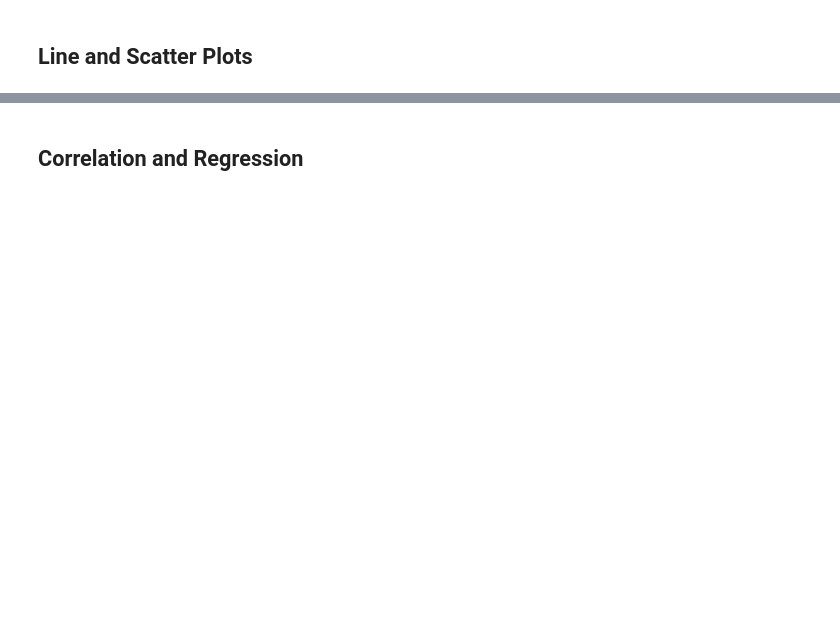
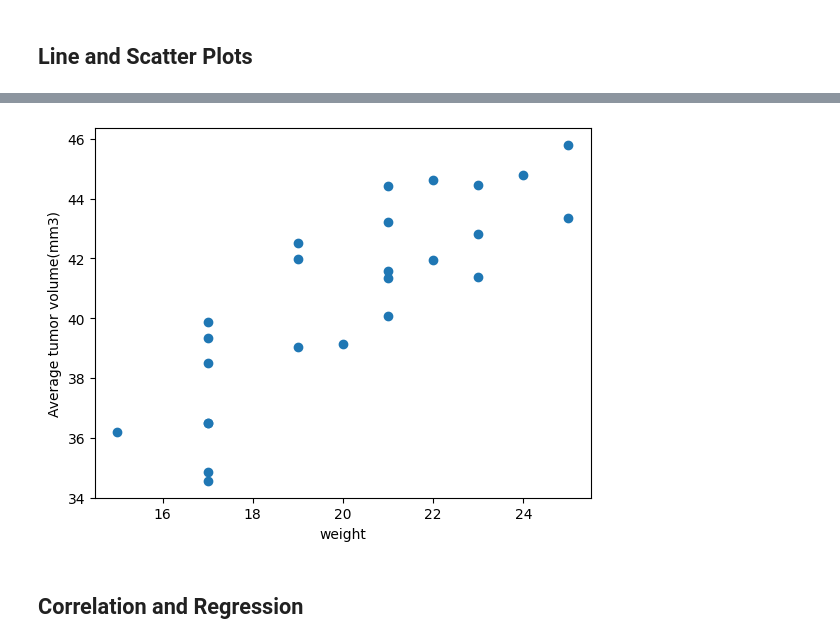
Before and after one commit to muhkashiff/matplotlib-challenge, a Jupyter notebook: pymaceuticals_starter.ipynb, the cells around one changed output, grey strips where cells are left out. Saved outputs shown, nothing was run; the diff lists cells and outputs as text; code cells hidden in the pictures; blank space fills up the shorter version.

```diff
--- a/pymaceuticals_starter.ipynb
+++ b/pymaceuticals_starter.ipynb
@@ -317,2 +321,17 @@ plt.plot(mouse_treated['Timepoint'],mouse_treated['Tumor Volume (mm3)'])
+# %%
+# Reference:https://github.com/MuratCKoc/Pymaceuticals/blob/master/Pymaceuticals/pymaceuticals_starter.ipynb
+# Generate a scatter plot of mouse weight vs. the average observed tumor volume for the entire Capomulin regimen
+#calculate mouse weight
+capomulin_group=capomulin_mouse.groupby(["Mouse ID"])
+#calculate average mouse volume
+capomulin_avg_vol=capomulin_group["Tumor Volume (mm3)"].mean()
+capomulin_avg_wg=capomulin_group["Weight (g)"].mean()
+
+plt.scatter(capomulin_avg_wg,capomulin_avg_vol)
+plt.xlabel("weight")
+plt.ylabel("Average tumor volume(mm3)")
+plt.show()
+# %% [output]
+[figure, added]
 # %% [markdown]
 ## Correlation and Regression
```
Also changed, not shown: parts of 6 cells of this notebook.
